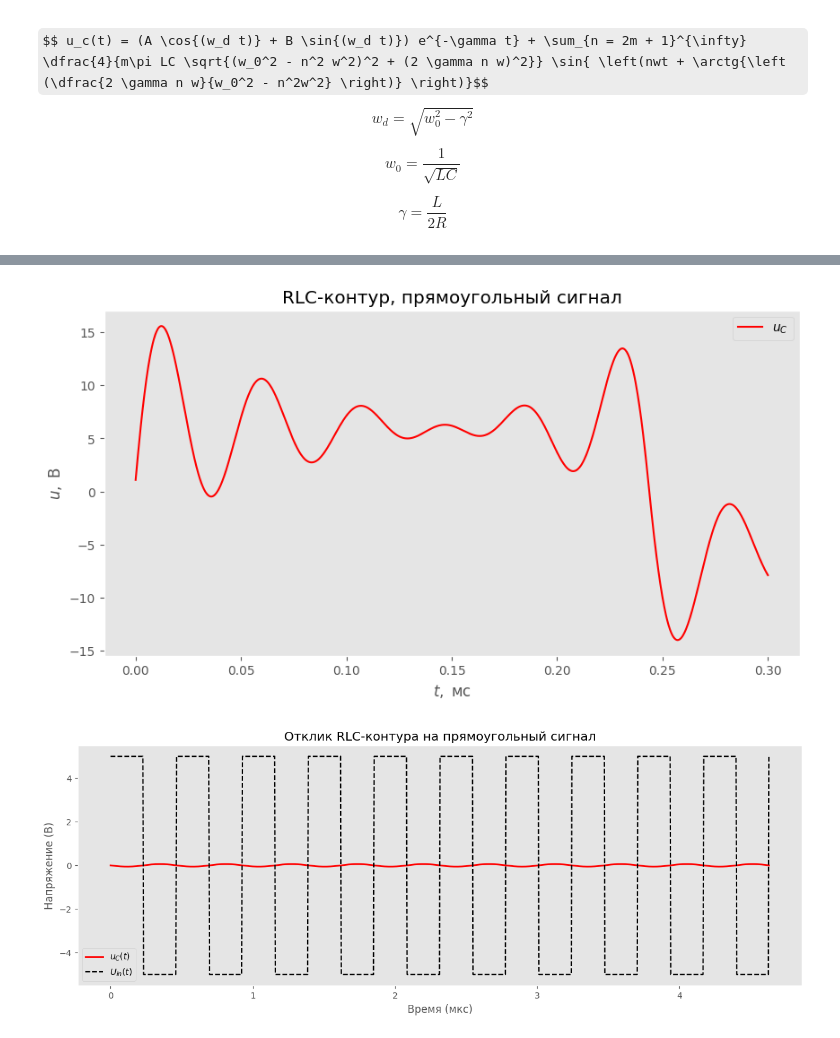
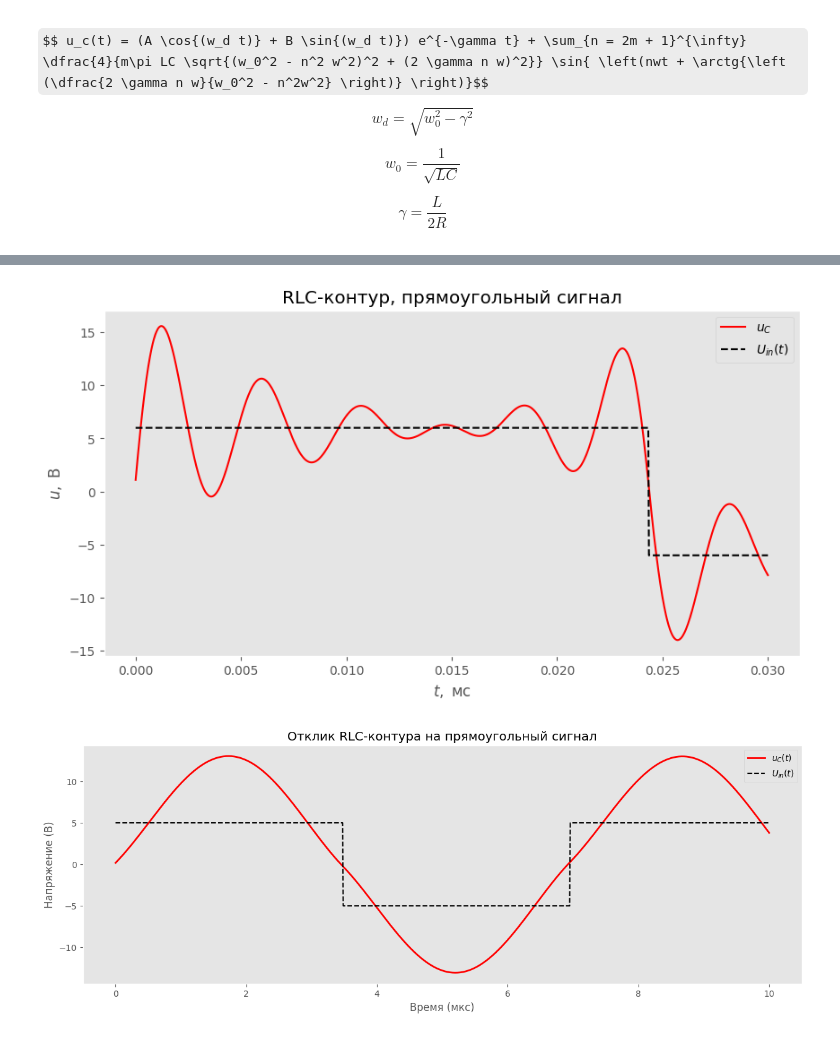
Before and after one commit to matalhim/sdf, a Jupyter notebook: corsika/labaelt1.ipynb, the cells around one changed output, grey strips where cells are left out. Drawn from its saved outputs; the diff is of its cells as text; code cells hidden in the pictures; some formulas as TeX source.

```diff
--- a/corsika/labaelt1.ipynb
+++ b/corsika/labaelt1.ipynb
@@ -459,7 +458,9 @@ alpha = -0.9
 omega = omega0 + omega0 * alpha
 omega_d = np.sqrt(omega0**2 - gamma**2)
 
+
 t = np.linspace(0, 3e-5, 1000)
+Uin = A * square(omega * t)
 
 
 def response(t, n):
@@ -477,7 +478,8 @@ for n in range(1, 10000, 2):
 
 # График
 plt.figure(figsize=(10, 5))
-plt.plot(t * 10e3, Vc, label=r'$u_C$', color='red')
+plt.plot(t * 1e3, Vc, label=r'$u_C$', color='red')
+plt.plot(t * 1e3, Uin, '--', label=r'$U_{in}(t)$', color='black', alpha=1)
 plt.xlabel(r'$t,~\text{мс}$')
 plt.ylabel(r'$u,~\text{В}$')
 plt.title("RLC-контур, прямоугольный сигнал")
@@ -485,67 +487,62 @@ plt.legend()
 plt.grid()
 plt.show()
 # %% [output]
-[figure, old version]
+[figure, new version]
 # %%
 import numpy as np
 import matplotlib.pyplot as plt
 
-# --- Параметры схемы ---
-L = 60e-6   # Индуктивность, Гн
-C = 10e-9   # Емкость, Ф
-R = 1      # Сопротивление, Ом
+L = 60e-6
+C = 10e-9
+R = 1
 
-# Вычисляем параметры контура
-w0 = 1 / np.sqrt(L * C)    # Собственная частота
-gamma = R / (2 * L)        # Коэффициент затухания
-wd = np.sqrt(w0**2 - gamma**2)  # Затухающая частота
+w0 = 1 / np.sqrt(L * C)
+gamma = R / (2 * L)
+wd = np.sqrt(w0**2 - gamma**2)
 
-# --- Параметры входного сигнала ---
 U0 = 5
-alpha = 0
-w = w + w0 * alpha
+alpha = 0.7
+w = w0 * alpha
 T = 2 * np.pi / w
-t_max = 10 * T  # Время симуляции
-t = np.linspace(0, t_max, 1000)  # Временная шкала
+t_max = 10 * T
+t = np.linspace(0, 1e-5, 1000)
 Uin = U0 * square(2 * np.pi * (1 / T) * t)
-# --- Начальные условия ---
-uC0 = 0  # Начальное напряжение
-vC0 = 0  # Начальная производная
 
-# --- Коэффициенты A и B ---
+uC0 = 0
+vC0 = 0
+
 sum_sin = 0
 sum_cos = 0
 
-for n in range(1, 10, 2):  # Берем 10 первых нечетных гармоник
+for n in range(1, 10001, 2):
     phi_n = np.arctan2(2 * gamma * n * w, w0**2 - (n * w)**2)
     amplitude = 4 / (n * np.pi * L * C *
                      np.sqrt((w0**2 - (n * w)**2)**2 + (2 * gamma * n * w)**2))
 
     sum_sin += amplitude * np.sin(phi_n)
     sum_cos += amplitude * np.cos(phi_n)
 
 A = uC0 - sum_sin
 B = (vC0 + gamma * A - sum_cos) / wd
 
-# --- Финальное выражение для u_C(t) ---
 uc_t = (A * np.cos(wd * t) + B * np.sin(wd * t)) * np.exp(-gamma * t)
 
-for n in range(1, 101, 2):  # Добавляем разложение Фурье
+for n in range(1, 10001, 2):
     phi_n = np.arctan2(2 * gamma * n * w, w0**2 - (n * w)**2)
     amplitude = (4 * U0) / (n * np.pi * L * C *
                             np.sqrt((w0**2 - (n * w)**2)**2 + (2 * gamma * n * w)**2))
 
     uc_t += amplitude * np.sin(n * w * t + phi_n)
 
 # --- График ---
 plt.figure(figsize=(15, 5))
 plt.plot(t * 1e6, uc_t, label=r'$u_C(t)$', color='r', linewidth=2)
 plt.plot(t * 1e6, Uin, '--', label=r'$U_{in}(t)$', color='black', alpha=1)
 plt.xlabel("Время (мкс)")
 plt.ylabel("Напряжение (В)")
 plt.title("Отклик RLC-контурa на прямоугольный сигнал")
 plt.legend()
 plt.grid()
 plt.show()
 # %% [output]
-[figure, old version]
+[figure, new version]
```
Also changed, not shown: parts of 3 cells of this notebook.
